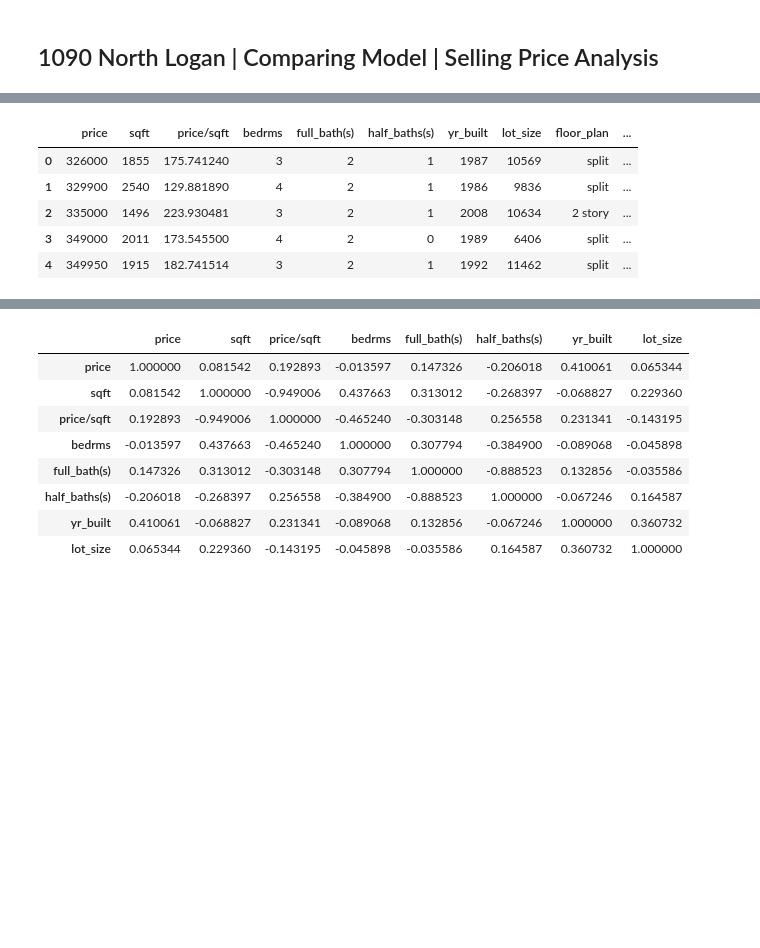
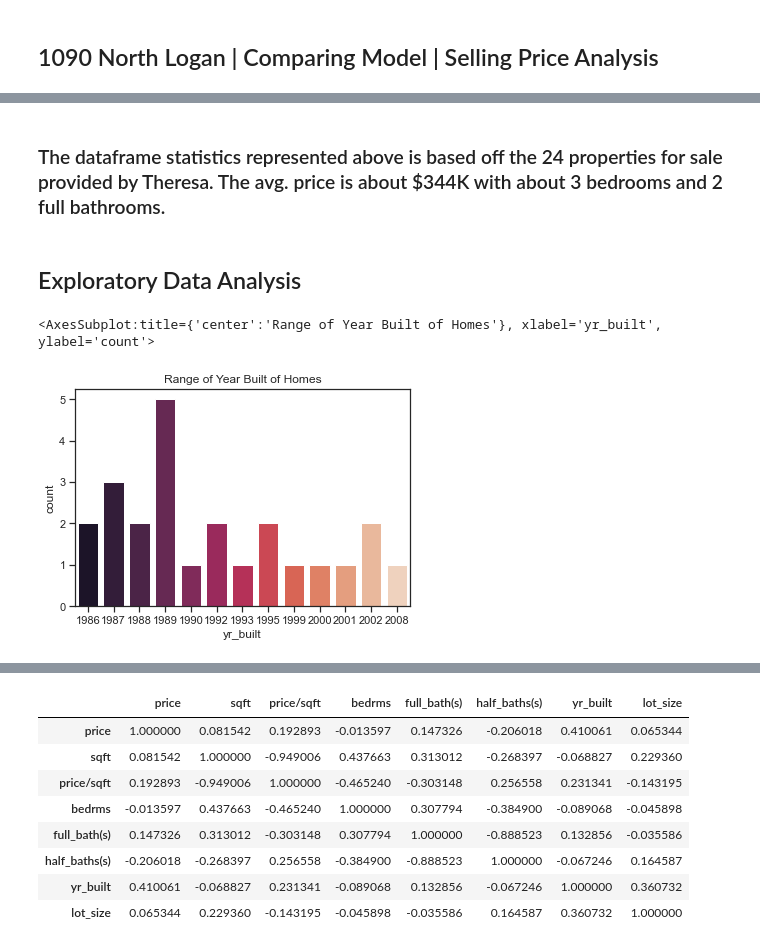
Before and after one commit to protovici/Data-Sciences, a Jupyter notebook: Real Estate/selling_metrics.ipynb, the cells around one changed output, grey strips where cells are left out. Cells and saved outputs as stored; diff of their text form; code cells hidden in the pictures; blank space fills up the shorter version.

```diff
--- a/Real Estate/selling_metrics.ipynb
+++ b/Real Estate/selling_metrics.ipynb
@@ -23,15 +58,8 @@ df.describe().transpose()
 | half_baths(s) | 24.0 | 0.750000 | 0.442326 | 0.00000 | 0.750000 | 1.000000 | 1.000000 | 1.000000 |
 | yr_built | 24.0 | 1992.625000 | 6.212277 | 1986.00000 | 1988.000000 | 1989.500000 | 1996.000000 | 2008.000000 |
 | lot_size | 24.0 | 9157.791667 | 2061.457673 | 6401.00000 | 7618.500000 | 8474.000000 | 10229.250000 | 13245.000000 |
-# %%
-df.head()
-# %% [output]
-|  | price | sqft | price/sqft | bedrms | full_bath(s) | half_baths(s) | yr_built | lot_size | floor_plan | ... |
-| 0 | 326000 | 1855 | 175.741240 | 3 | 2 | 1 | 1987 | 10569 | split | ... |
-| 1 | 329900 | 2540 | 129.881890 | 4 | 2 | 1 | 1986 | 9836 | split | ... |
-| 2 | 335000 | 1496 | 223.930481 | 3 | 2 | 1 | 2008 | 10634 | 2 story | ... |
-| 3 | 349000 | 2011 | 173.545500 | 4 | 2 | 0 | 1989 | 6406 | split | ... |
-| 4 | 349950 | 1915 | 182.741514 | 3 | 2 | 1 | 1992 | 11462 | split | ... |
+# %% [markdown]
+### The dataframe statistics represented above is based off the 24 properties for sale provided by Theresa.  The avg. price is about $344K with about 3 bedrooms and 2 full bathrooms.
 # %%
 # Apply built type to categorize older vs. newer:
 def built_grouping(a):
@@ -72,3 +100,11 @@ def similar_house(d):
         return 'Other'
 
 df['same_type'] = df.apply(similar_house, axis =1)
+# %% [markdown]
+## Exploratory Data Analysis
+# %%
+plt.title('Range of Year Built of Homes')
+sns.countplot(x=df['yr_built'],palette='rocket')
+# %% [output]
+<AxesSubplot:title={'center':'Range of Year Built of Homes'}, xlabel='yr_built', ylabel='count'>
+[figure, added]
```
Also changed, not shown: parts of 23 cells of this notebook, 4 other files.
